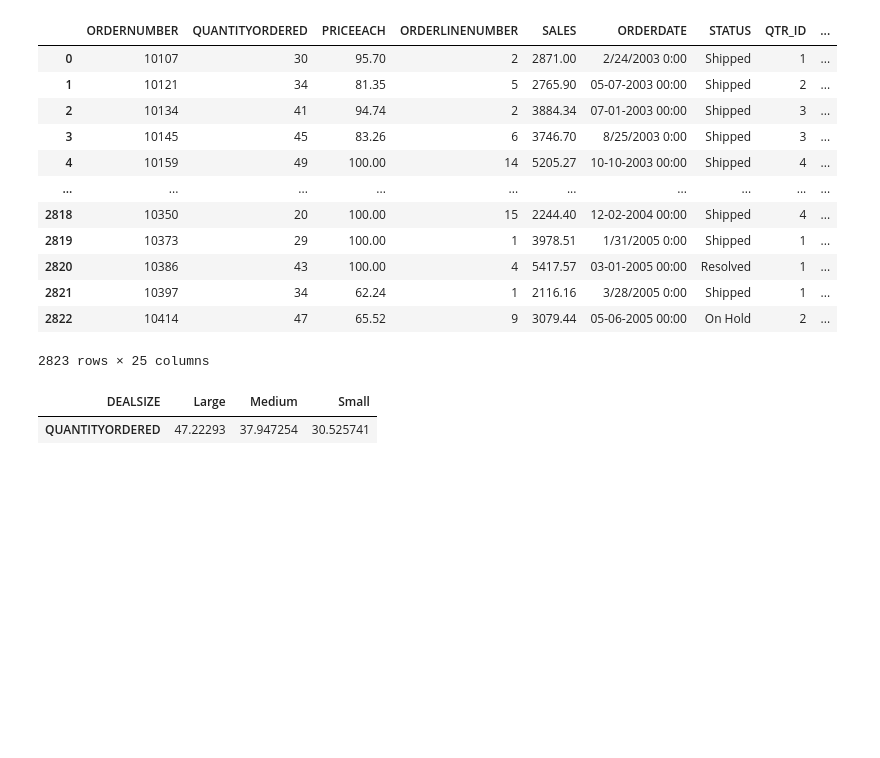
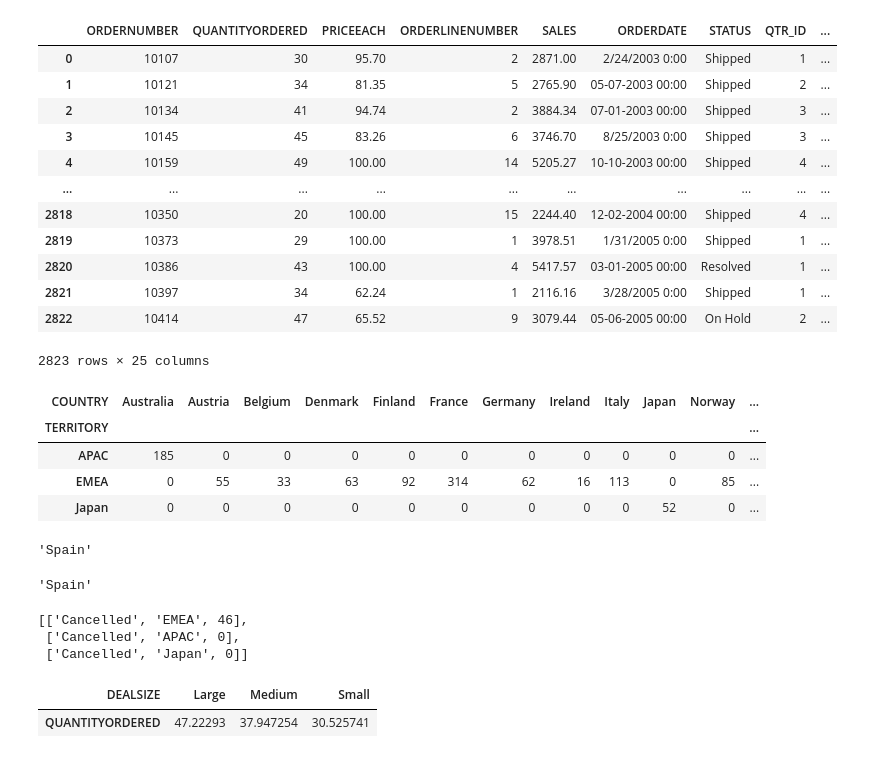
Before and after one commit to Somya-Patra/SAP_AI, a Jupyter notebook: SAP direct.ipynb, the cells around one changed output. Saved outputs shown, nothing was run; the diff lists cells and outputs as text; code cells hidden in the pictures; blank space fills up the shorter version.

```diff
--- a/SAP direct.ipynb
+++ b/SAP direct.ipynb
@@ -1035,6 +1112,38 @@ ex
 | 2821 | 10397 | 34 | 62.24 | 1 | 2116.16 | 3/28/2005 0:00 | Shipped | 1 | ... |
 | 2822 | 10414 | 47 | 65.52 | 9 | 3079.44 | 05-06-2005 00:00 | On Hold | 2 | ... |
 2823 rows × 25 columns
+# %%
+data_crosstab = pd.crosstab(ex[col_detect(ex.columns.to_list(),"territory")[0]],ex[col_detect(ex.columns.to_list(),"country")[0]], margins = False)
+#data_crosstab.plot.bar(stacked=True,ax = axes[i],rot=10)
+data_crosstab
+# %% [output]
+| COUNTRY | Australia | Austria | Belgium | Denmark | Finland | France | Germany | Ireland | Italy | Japan | Norway | ... |
+| TERRITORY |  |  |  |  |  |  |  |  |  |  |  | ... |
+| APAC | 185 | 0 | 0 | 0 | 0 | 0 | 0 | 0 | 0 | 0 | 0 | ... |
+| EMEA | 0 | 55 | 33 | 63 | 92 | 314 | 62 | 16 | 113 | 0 | 85 | ... |
+| Japan | 0 | 0 | 0 | 0 | 0 | 0 | 0 | 0 | 0 | 52 | 0 | ... |
+# %%
+data_crosstab_t = data_crosstab.transpose()
+data_crosstab_t["EMEA"].idxmax()
+# %% [output]
+'Spain'
+# %%
+data_crosstab["EMEA"].idxmax()
+# %% [output]
+'Spain'
+# %%
+l = []
+def Sort(sub_li):
+        sub_li.sort(key = lambda x: x[2],reverse = True)
+        return sub_li
+for i in range(data_crosstab.shape[0]):
+    l.append([data_crosstab.columns[0],data_crosstab.index[i],data_crosstab.iloc[i,0]])
+l = Sort(l)
+l
+# %% [output]
+[['Cancelled', 'EMEA', 46],
+ ['Cancelled', 'APAC', 0],
+ ['Cancelled', 'Japan', 0]]
 # %%
 table = pd.pivot_table(ex, values='QUANTITYORDERED', columns=['DEALSIZE'], aggfunc=np.average)
 #table.iloc[0,1],table.columns[1]
```
Also changed, not shown: parts of 15 cells of this notebook, 4 other files.
